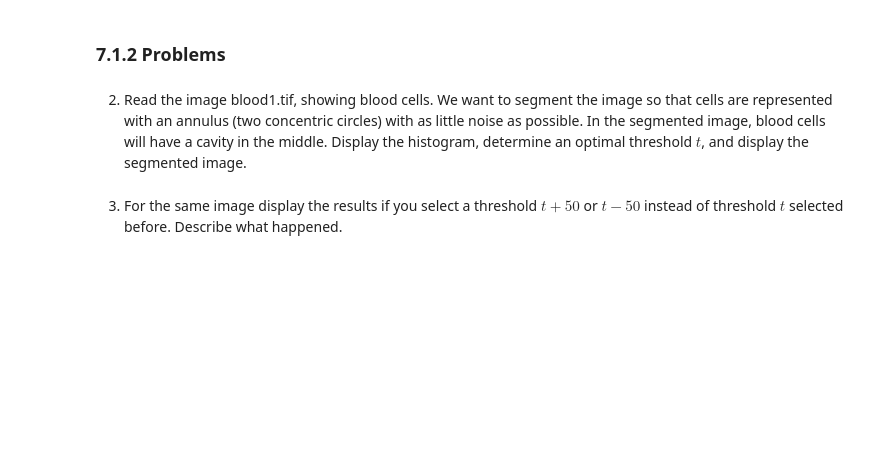
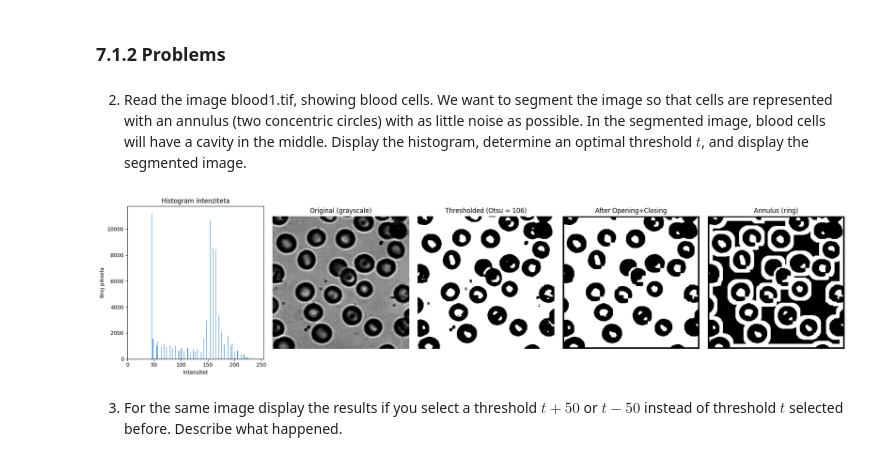
Before and after one commit to doms911/Digital-Image-Processing-and-Analysis, a Jupyter notebook: DIPA_Laboratory_Exercise_4.ipynb, the cells around one changed output. Cells and saved outputs as stored; diff of their text form; code cells hidden in the pictures; blank space fills up the shorter version.

```diff
--- a/DIPA_Laboratory_Exercise_4.ipynb
+++ b/DIPA_Laboratory_Exercise_4.ipynb
@@ -156,2 +162,67 @@ plt.show()
+# %%
+import cv2
+import numpy as np
+import matplotlib.pyplot as plt
+from scipy.ndimage import binary_opening, binary_closing, binary_erosion
+
+# 1. Učitaj sliku u grayscale
+img = cv2.imread('/content/drive/My Drive/Images/blood1.tif', cv2.IMREAD_GRAYSCALE)
+
+# 2. Izračunaj histogram
+hist, bin_edges = np.histogram(img.flatten(), bins=256, range=(0,256))
+
+# 3. Odredi prag automatski Otsu metodom
+otsu_thresh, otsu_img = cv2.threshold(
+    img, 0, 255, cv2.THRESH_BINARY + cv2.THRESH_OTSU
+)
+mask = otsu_img.astype(bool)
+
+# 4. Morphological opening i closing za čišćenje šuma
+mask_clean = binary_opening(mask, structure=np.ones((3,3)))
+mask_clean = binary_closing(mask_clean, structure=np.ones((7,7)))
+
+# 5. Erozija da dobijemo unutarnju regiju
+inner = binary_erosion(mask_clean, structure=np.ones((15,15)))
+
+# 6. Ekstrakcija annulusa (prstena)
+ring = mask_clean ^ inner  # XOR
+
+# 7. Prikaz rezultata i histograma
+plt.figure(figsize=(20,5))
+
+titles = [
+    'Histogram intenziteta',
+    'Original (grayscale)',
+    f'Thresholded (Otsu = {otsu_thresh:.0f})',
+    'After Opening+Closing',
+    'Annulus (ring)'
+]
+images = [
+    (hist, bin_edges),
+    img,
+    mask,
+    mask_clean,
+    ring
+]
+
+# Histogram kao bar plot
+plt.subplot(1, 5, 1)
+plt.bar(bin_edges[:-1], hist, width=1)
+plt.title(titles[0])
+plt.xlim(0,255)
+plt.xlabel('Intenzitet')
+plt.ylabel('Broj piksela')
+
+# Ostali subplots
+for i, (im, t) in enumerate(zip(images[1:], titles[1:]), start=2):
+    plt.subplot(1, 5, i)
+    plt.imshow(im, cmap='gray')
+    plt.title(t)
+    plt.axis('off')
+
+plt.tight_layout()
+plt.show()
+# %% [output]
+[figure, added]
 # %% [markdown]
 3. For the same image display the results if you select a threshold $t+50$ or $t−50$ instead of threshold $t$ selected before. Describe what happened.
```
Also changed, not shown: parts of 7 cells of this notebook.
